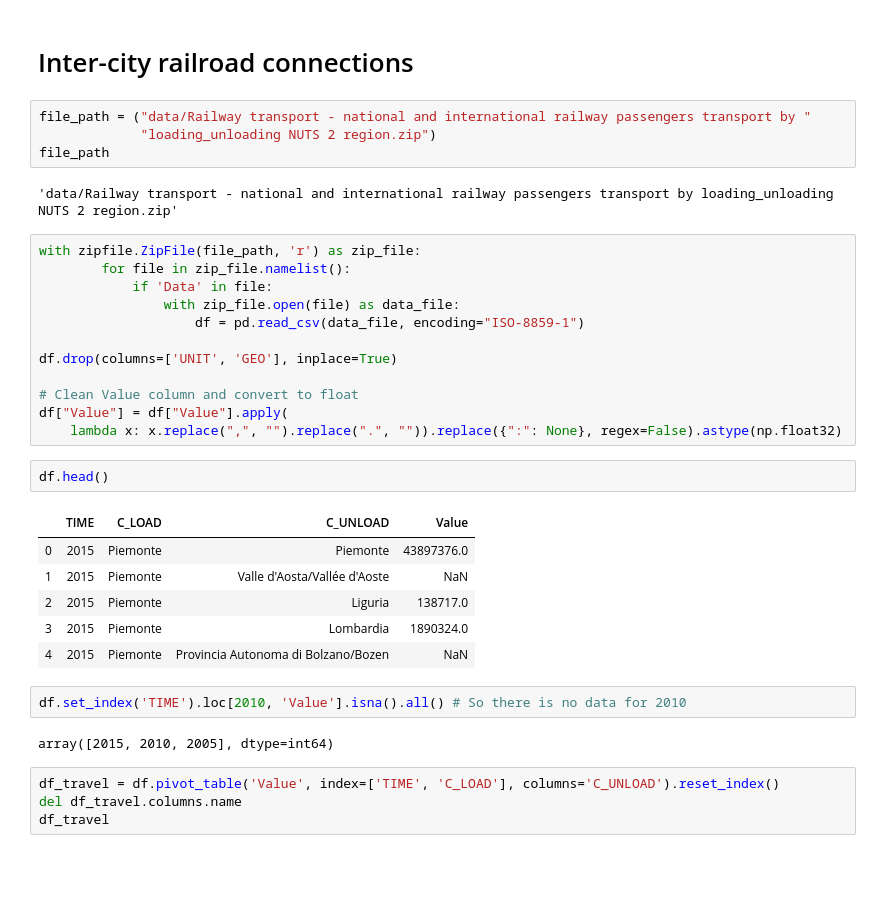
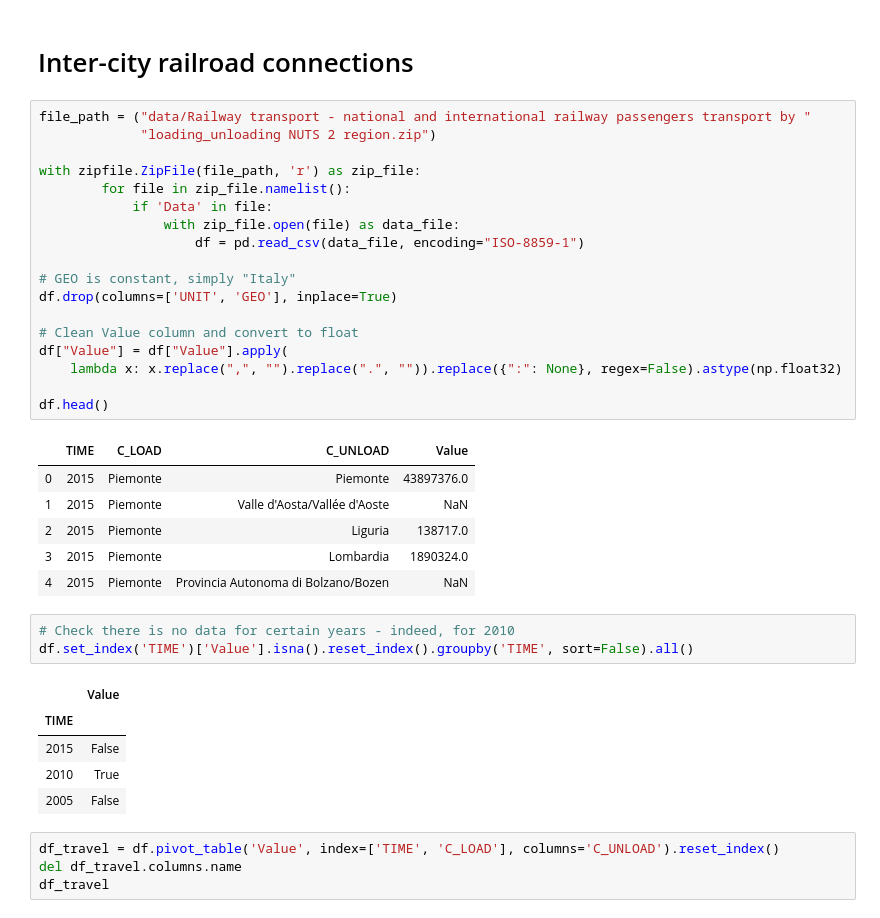
Before and after one commit to mikeweltevrede/master_thesis_corona, a Jupyter notebook: eurostat_reader.ipynb, the cells around one changed output. Cells and saved outputs as stored; diff of their text form; blank space fills up the shorter version.

```diff
--- a/eurostat_reader.ipynb
+++ b/eurostat_reader.ipynb
@@ -95,36 +97,39 @@ Index(['TIME', 'GEO', 'Passengers carried', 'Passengers carried (arrival)',
 # %% [markdown]
 # Inter-city railroad connections
-# %%
-file_path = ("data/Railway transport - national and international railway passengers transport by "
-             "loading_unloading NUTS 2 region.zip")
-file_path
-# %% [output]
-'data/Railway transport - national and international railway passengers transport by loading_unloading NUTS 2 region.zip'
 # %%
+file_path = ("data/Railway transport - national and international railway passengers transport by "
+             "loading_unloading NUTS 2 region.zip")
+
 with zipfile.ZipFile(file_path, 'r') as zip_file:
         for file in zip_file.namelist():
             if 'Data' in file:
                 with zip_file.open(file) as data_file:
                     df = pd.read_csv(data_file, encoding="ISO-8859-1")
 
+# GEO is constant, simply "Italy"
 df.drop(columns=['UNIT', 'GEO'], inplace=True)
 
 # Clean Value column and convert to float
 df["Value"] = df["Value"].apply(
     lambda x: x.replace(",", "").replace(".", "")).replace({":": None}, regex=False).astype(np.float32)
+
+df.head()
+# %% [output]
+|  | TIME | C_LOAD | C_UNLOAD | Value |
+| 0 | 2015 | Piemonte | Piemonte | 43897376.0 |
+| 1 | 2015 | Piemonte | Valle d'Aosta/Vallée d'Aoste | NaN |
+| 2 | 2015 | Piemonte | Liguria | 138717.0 |
+| 3 | 2015 | Piemonte | Lombardia | 1890324.0 |
+| 4 | 2015 | Piemonte | Provincia Autonoma di Bolzano/Bozen | NaN |
-# %%
-df.head()
-# %% [output]
-|  | TIME | C_LOAD | C_UNLOAD | Value |
-| 0 | 2015 | Piemonte | Piemonte | 43897376.0 |
-| 1 | 2015 | Piemonte | Valle d'Aosta/Vallée d'Aoste | NaN |
-| 2 | 2015 | Piemonte | Liguria | 138717.0 |
-| 3 | 2015 | Piemonte | Lombardia | 1890324.0 |
-| 4 | 2015 | Piemonte | Provincia Autonoma di Bolzano/Bozen | NaN |
-# %%
-df.set_index('TIME').loc[2010, 'Value'].isna().all() # So there is no data for 2010
-# %% [output]
-array([2015, 2010, 2005], dtype=int64)
+# %%
+# Check there is no data for certain years - indeed, for 2010
+df.set_index('TIME')['Value'].isna().reset_index().groupby('TIME', sort=False).all()
+# %% [output]
+|  | Value |
+| TIME |  |
+| 2015 | False |
+| 2010 | True |
+| 2005 | False |
 # %%
 df_travel = df.pivot_table('Value', index=['TIME', 'C_LOAD'], columns='C_UNLOAD').reset_index()
 del df_travel.columns.name
```
Also changed, not shown: parts of 3 cells of this notebook.
